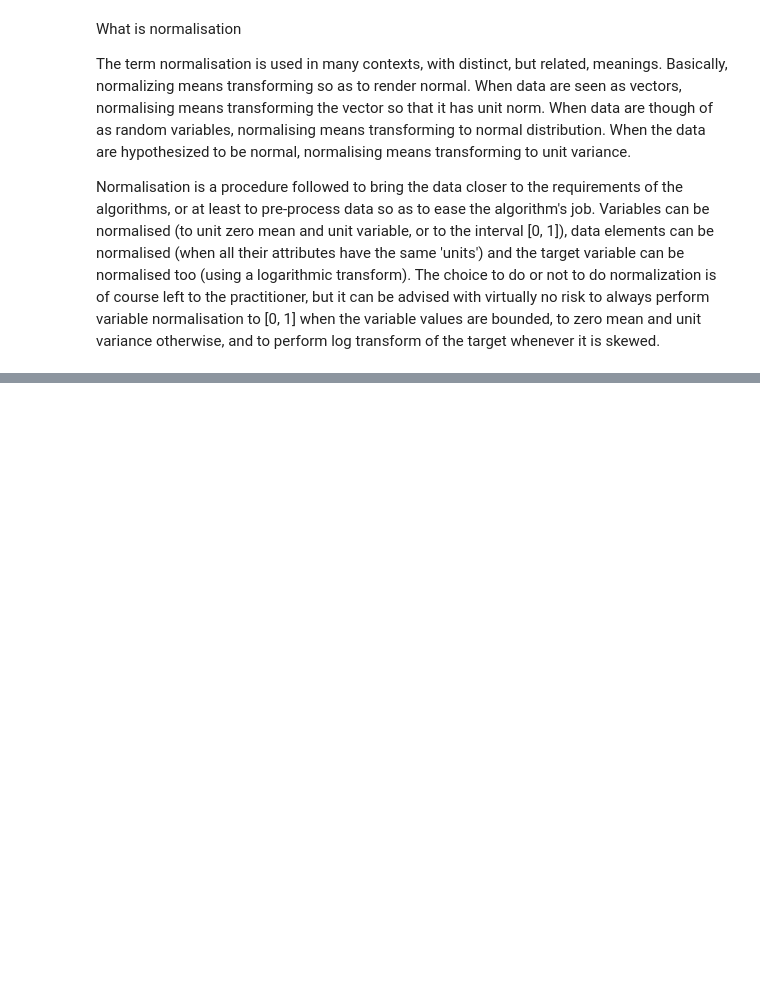
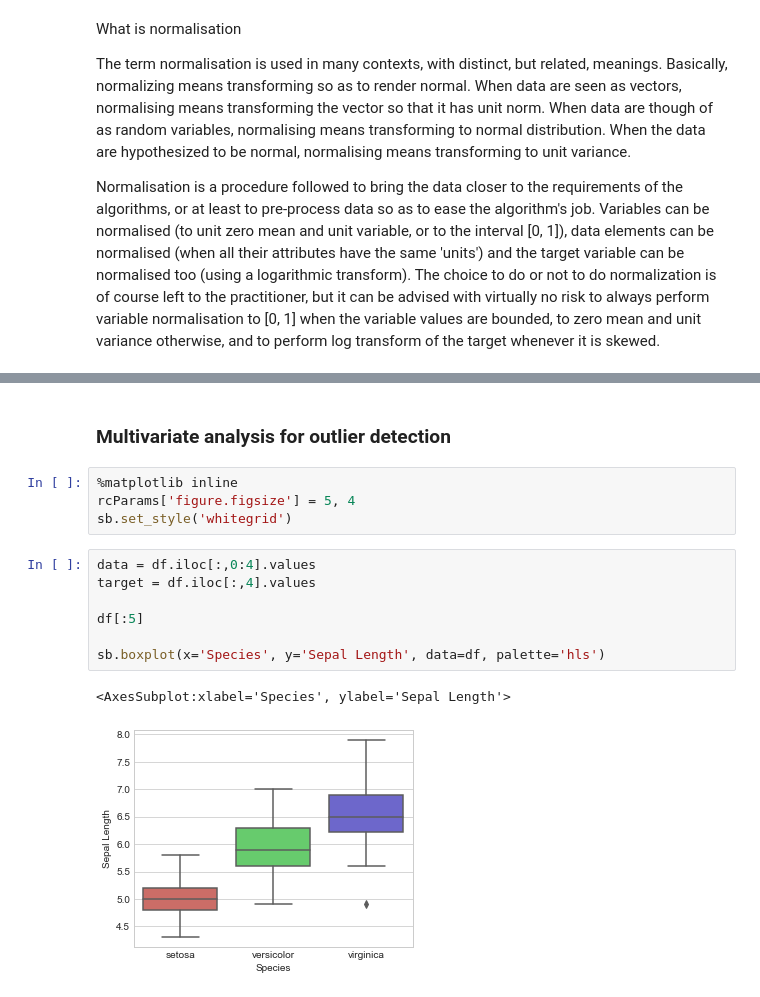
Before and after one commit to adry402/probando_boruta, a Jupyter notebook: some_math.ipynb, the cells around one changed output, grey strips where cells are left out. Drawn from its saved outputs; the diff is of its cells as text; blank space fills up the shorter version.

```diff
--- a/some_math.ipynb
+++ b/some_math.ipynb
@@ -425,0 +490,16 @@ Normalisation is a procedure followed to bring the data closer to the requiremen
+# %% [markdown]
+### Multivariate analysis for outlier detection
+# %%
+%matplotlib inline
+rcParams['figure.figsize'] = 5, 4
+sb.set_style('whitegrid')
+# %%
+data = df.iloc[:,0:4].values
+target = df.iloc[:,4].values
+
+df[:5]
+
+sb.boxplot(x='Species', y='Sepal Length', data=df, palette='hls')
+# %% [output]
+<AxesSubplot:xlabel='Species', ylabel='Sepal Length'>
+[figure, added]
```
Also changed, not shown: parts of 13 cells of this notebook, 1 other file.
